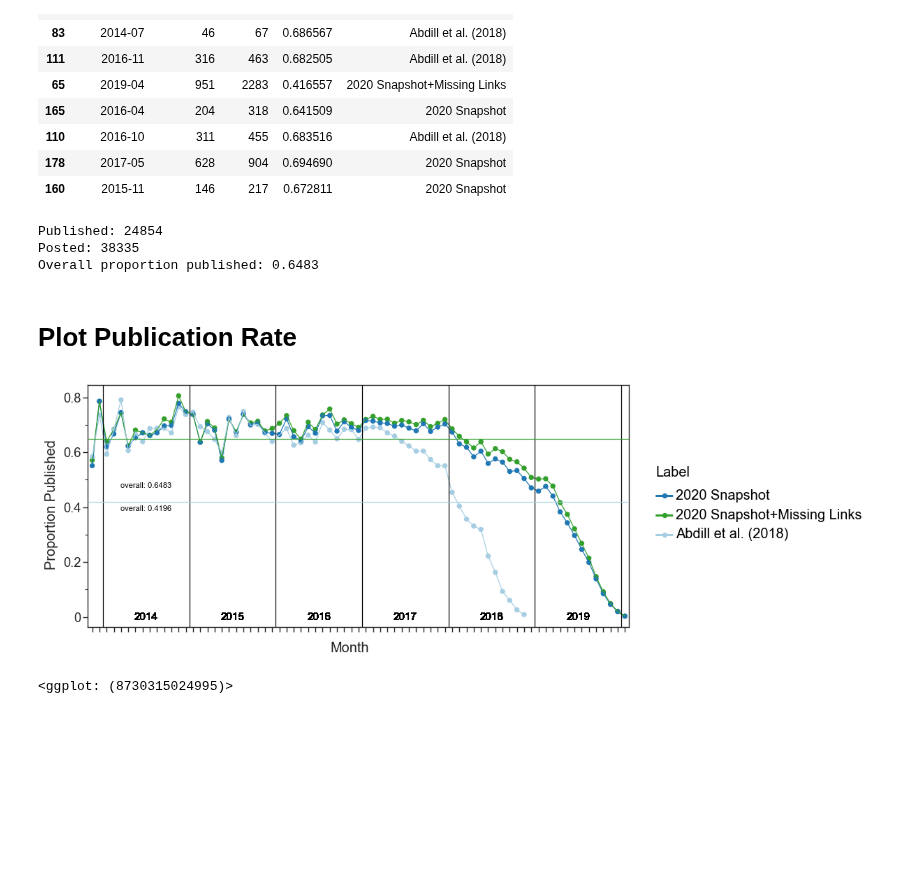
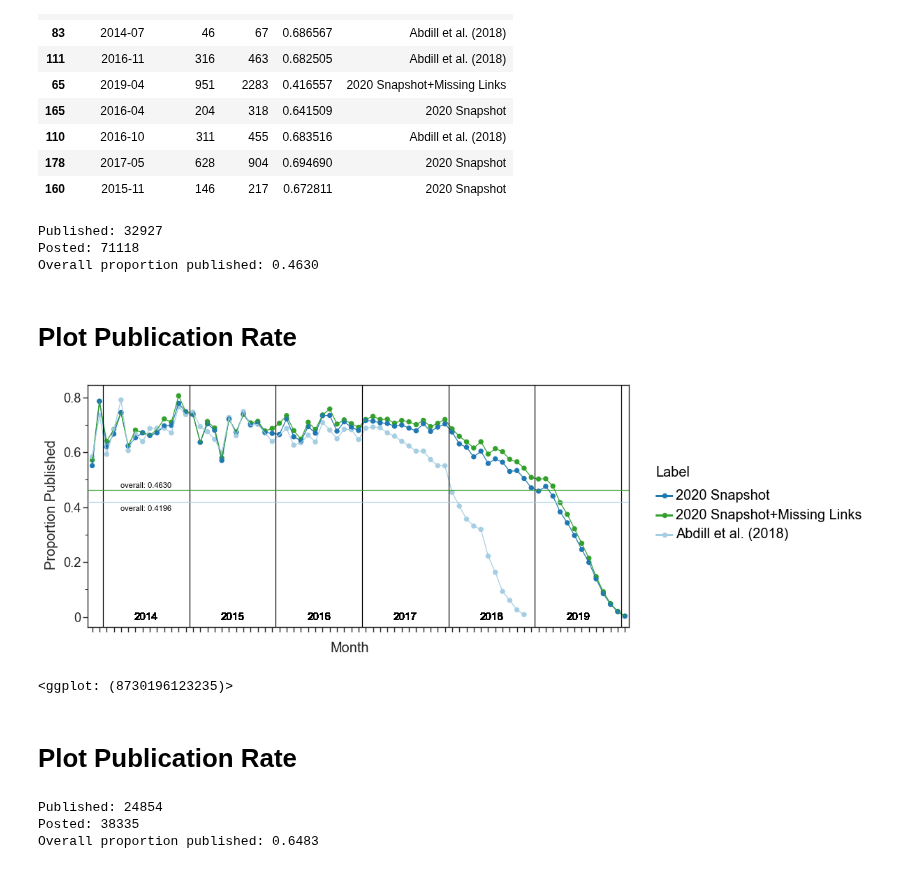
Before and after one commit to greenelab/annorxiver, a Jupyter notebook: biorxiv/article_distances/03_biorxiv_corrected_published_rate.ipynb, the cells around one changed output. Drawn from its saved outputs; the diff is of its cells as text; code cells hidden in the pictures; blank space fills up the shorter version.

Commit message:
update publication rate because of reviewer request

```diff
--- a/biorxiv/article_distances/03_biorxiv_corrected_published_rate.ipynb
+++ b/biorxiv/article_distances/03_biorxiv_corrected_published_rate.ipynb
@@ -300,24 +300,18 @@ publish_rate_df["pub_month"] = pd.Categorical(
     publish_rate_df.pub_month.values.tolist(), ordered=True
 )
 
-posted = (
-    publish_rate_df.query("label=='2020 Snapshot+Missing Links'")
-    .query("pub_month < '2019-01'")
-    .posted.sum()
-)
+posted = publish_rate_df.query("label=='2020 Snapshot+Missing Links'").posted.sum()
 
-published = (
-    publish_rate_df.query("label=='2020 Snapshot+Missing Links'")
-    .query("pub_month < '2019-01'")
-    .published.sum()
-)
+published = publish_rate_df.query(
+    "label=='2020 Snapshot+Missing Links'"
+).published.sum()
 print(f"Published: {published}")
 print(f"Posted: {posted}")
 print(f"Overall proportion published: {published/posted:.4f}")
 # %% [output]
-Published: 24854
-Posted: 38335
-Overall proportion published: 0.6483
+Published: 32927
+Posted: 71118
+Overall proportion published: 0.4630
 # %% [markdown]
 # Plot Publication Rate
 # %%
@@ -348,34 +342,59 @@ g = (
         [color_mapper["2020"], color_mapper["2020ML"], color_mapper["2018"]]
     )
     + p9.scale_shape_manual(["o", "o", "o"])
     # plot the x axis titles
     + p9.geom_vline(xintercept=[2.5, 14.5, 26.5, 38.5, 50.5, 62.5, 74.5])
     + p9.geom_text(label="2014", x=8.5, y=0, color="black")
     + p9.geom_text(label="2015", x=20.5, y=0, color="black")
     + p9.geom_text(label="2016", x=32.5, y=0, color="black")
     + p9.geom_text(label="2017", x=44.5, y=0, color="black")
     + p9.geom_text(label="2018", x=56.5, y=0, color="black")
     + p9.geom_text(label="2019", x=68.5, y=0, color="black")
     # Plot the overall proportion published
     + p9.geom_hline(yintercept=0.4196, linetype="solid", color=color_mapper["2018"])
     + p9.geom_hline(
         yintercept=published / posted, linetype="solid", color=color_mapper["2020ML"]
     )
     + p9.annotate("text", x=8.5, y=0.395, label="overall: 0.4196", size=8)
     + p9.annotate(
         "text", x=8.5, y=0.48, label=f"overall: {published/posted:.4f}", size=8
     )
     + p9.theme_seaborn(style="ticks", context="paper", font="Arial", font_scale=1.5)
     + p9.theme(
         figure_size=(10, 4.5),
         axis_text_x=p9.element_blank(),
         axis_title_x=p9.element_text(margin={"t": 15}),
     )
     + p9.labs(y="Proportion Published", x="Month")
 )
-# g.save("output/figures/publication_rate_rerun.svg")
-# g.save("output/figures/publication_rate_rerun.png", dpi=250)
+g.save("output/figures/publication_rate_rerun.svg")
+g.save("output/figures/publication_rate_rerun.png", dpi=250)
 print(g)
 # %% [output]
-[figure, old version]
+[figure, new version]
-<ggplot: (8730315024995)>
+<ggplot: (8730196123235)>
+# %% [markdown]
+# Plot Publication Rate
+# %%
+publish_rate_df["pub_month"] = pd.Categorical(
+    publish_rate_df.pub_month.values.tolist(), ordered=True
+)
+
+posted = (
+    publish_rate_df.query("label=='2020 Snapshot+Missing Links'")
+    .query("pub_month < '2019-01'")
+    .posted.sum()
+)
+
+published = (
+    publish_rate_df.query("label=='2020 Snapshot+Missing Links'")
+    .query("pub_month < '2019-01'")
+    .published.sum()
+)
+print(f"Published: {published}")
+print(f"Posted: {posted}")
+print(f"Overall proportion published: {published/posted:.4f}")
+# %% [output]
+Published: 24854
+Posted: 38335
+Overall proportion published: 0.6483
```
Also changed, not shown: parts of 2 cells of this notebook, 3 other files.
